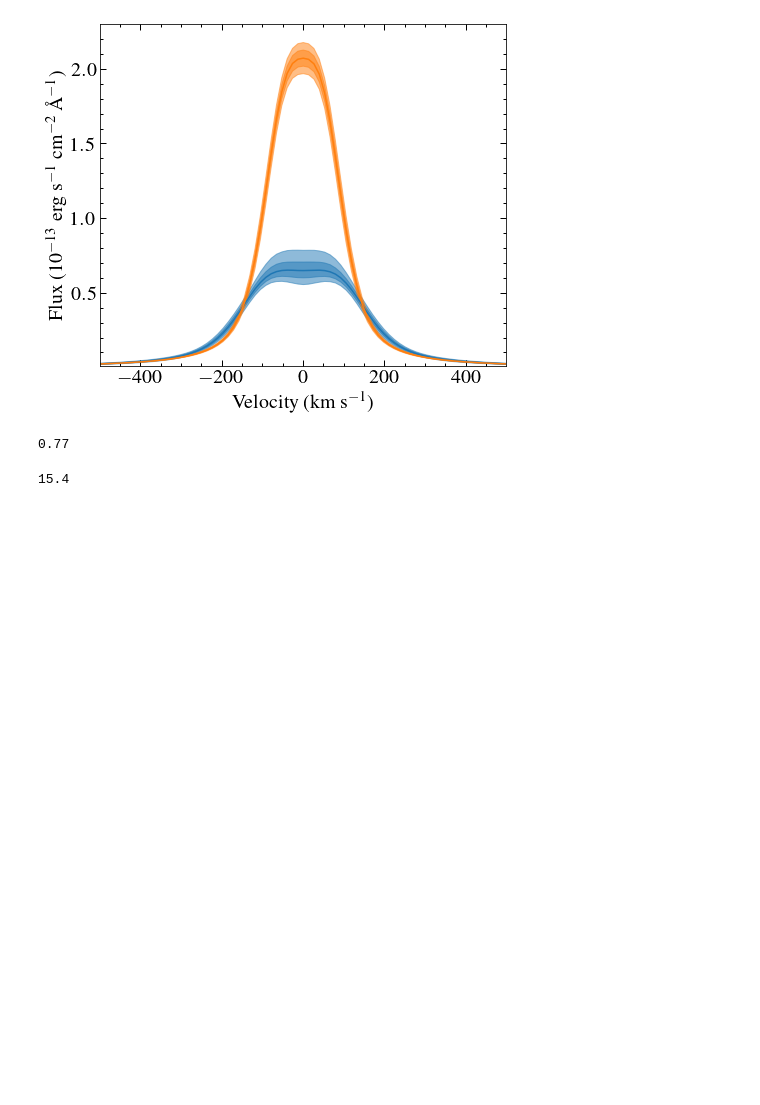
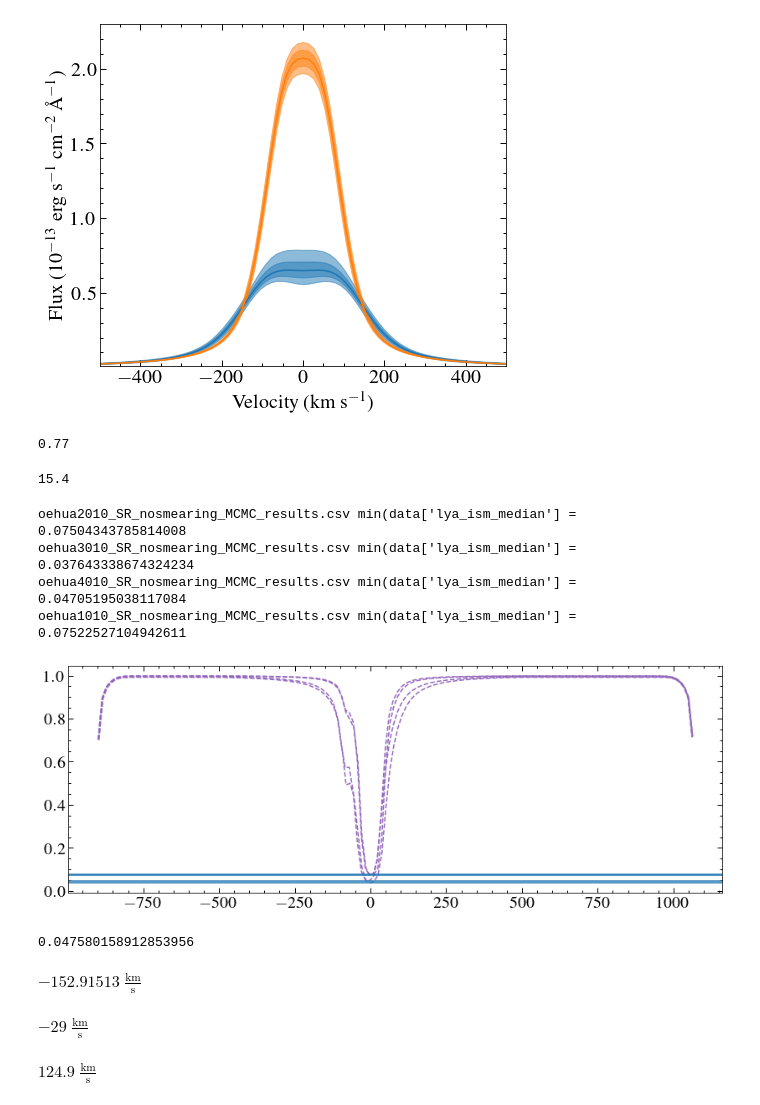
Before and after one commit to davidjwilson/pceb, a Jupyter notebook: eg_uma/eg_uma_lya_results.ipynb, the cells around one changed output. Cells and saved outputs as stored; diff of their text form; code cells hidden in the pictures; blank space fills up the shorter version.

```diff
--- a/eg_uma/eg_uma_lya_results.ipynb
+++ b/eg_uma/eg_uma_lya_results.ipynb
@@ -221,7 +224,7 @@ for i, spec in enumerate(nosr_specs_phase):
         ax2.set_yticklabels([])
     if i == 3:
         ax2.set_ylabel('ISM Transmission')
-    ax2.set_ylim(-0.05, 1.05)
+    ax2.set_ylim(-0.01, 1.05)
 
 
 
@@ -1329,6 +1348,7 @@ for i, dataset in enumerate(dataset_phase_ay):
         ax2.set_yticklabels([])
     if i == 3:
         ax2.set_ylabel('ISM Attenuation')
+    ax2.set_ylim(-0.01, 1.05)
 
 
 
@@ -1779,3 +1789,35 @@ plt.tight_layout()
 0.77/0.05
 # %% [output]
 15.4
+# %%
+# print(sr_specs_phase)
+
+for i, spec in enumerate(sr_specs_phase):
+    data = Table.read(spec)
+    v = (data['wave_lya']*u.AA).to(u.km/u.s,  equivalencies=u.doppler_optical(lya*u.AA))
+    plt.plot(v, data['lya_ism_median'], c='C4', ls='--', alpha=1, label='ISM profile', zorder=-9)
+    # print (min(data['lya_ism_median']))
+    plt.axhline(min(data['lya_ism_median']))
+    print(os.path.split(spec)[1], 'min(data[\'lya_ism_median\'] =', min(data['lya_ism_median']))
+# %% [output]
+oehua2010_SR_nosmearing_MCMC_results.csv min(data['lya_ism_median'] = 0.07504343785814008
+oehua3010_SR_nosmearing_MCMC_results.csv min(data['lya_ism_median'] = 0.037643338674324234
+oehua4010_SR_nosmearing_MCMC_results.csv min(data['lya_ism_median'] = 0.04705195038117084
+oehua1010_SR_nosmearing_MCMC_results.csv min(data['lya_ism_median'] = 0.07522527104942611
+[figure, added]
+# %%
+print (min(data['lya_ism_median']))
+# %% [output]
+0.047580158912853956
+# %%
+k2*np.sin(0.73*(2*np.pi))+gamma
+# %% [output]
+$-152.91513 \; \mathrm{\frac{km}{s}}$
+# %%
+gamma
+# %% [output]
+$-29 \; \mathrm{\frac{km}{s}}$
+# %%
+k2
+# %% [output]
+$124.9 \; \mathrm{\frac{km}{s}}$
```
Also changed, not shown: parts of 5 cells of this notebook, 12 other files.
